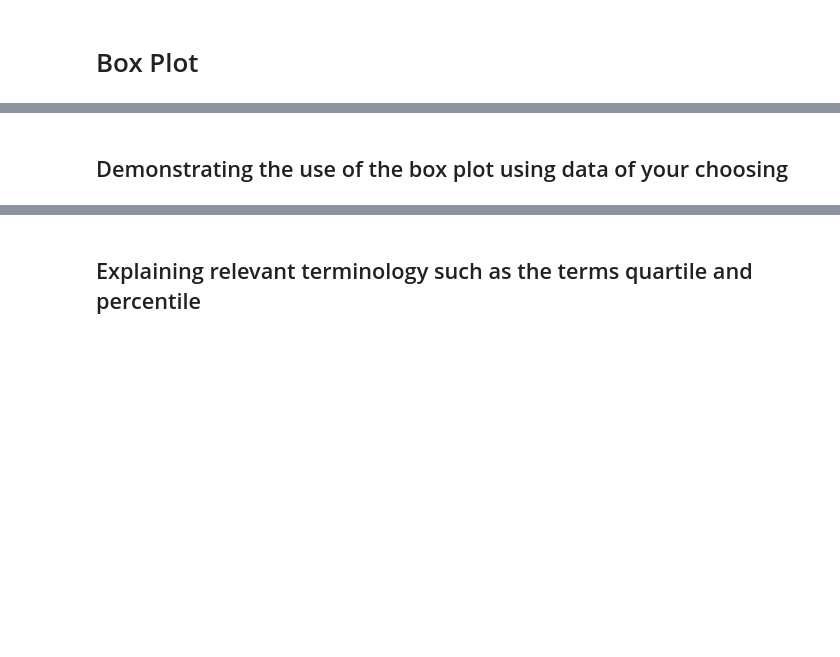
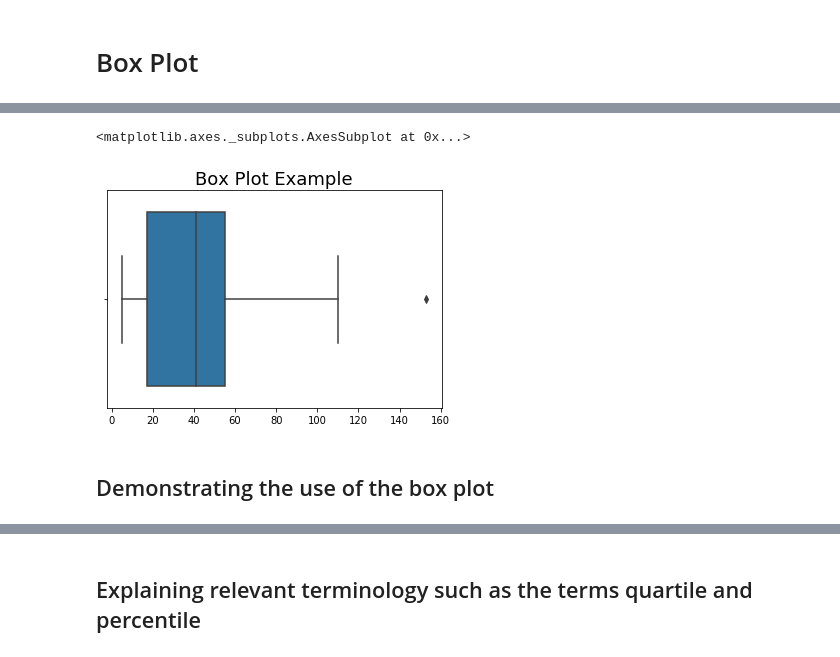
Before and after one commit to SDrag/FundamentalsOfDataAnalysis-Project, a Jupyter notebook: FDAproject.ipynb, the cells around one changed output, grey strips where cells are left out. Saved outputs shown, nothing was run; the diff lists cells and outputs as text; code cells hidden in the pictures; blank space fills up the shorter version.

```diff
--- a/FDAproject.ipynb
+++ b/FDAproject.ipynb
@@ -9,2 +32,25 @@ They take up less space and are therefore particularly useful for comparing dist
+# %%
+# import libraries for the code in the notebook
+import pandas as pd
+import seaborn as sns
+import matplotlib as mpl
+import matplotlib.pyplot as plt
+import numpy as np
+import calendar
+
+%matplotlib inline
+
+# some data to plot:
+data = [55, 10, 25, 36, 17, 5, 41, 52, 43, 27, 61, 8, 44, 11, 110, 153, 77]
+
+# create box plot
+bp = sns.boxplot(x=data)
+
+# add title
+bp.set_title('Box Plot Example',fontsize=18)
+bp
+# %% [output]
+<matplotlib.axes._subplots.AxesSubplot at 0x...>
+[figure, added]
 # %% [markdown]
-## Demonstrating the use of the box plot using data of your choosing
+## Demonstrating the use of the box plot
```
Also changed, not shown: parts of 17 cells of this notebook.
